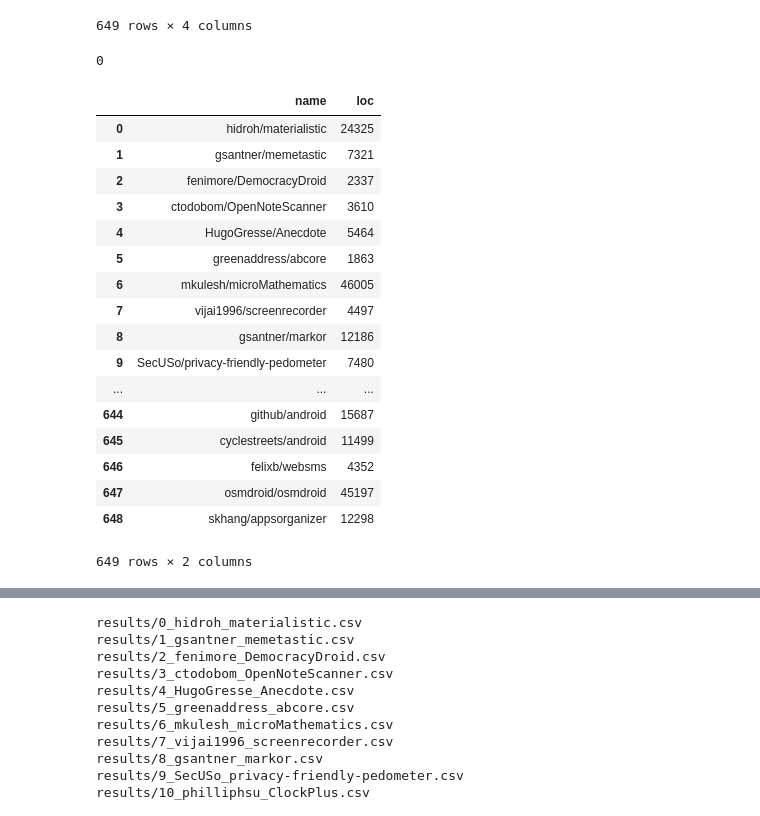
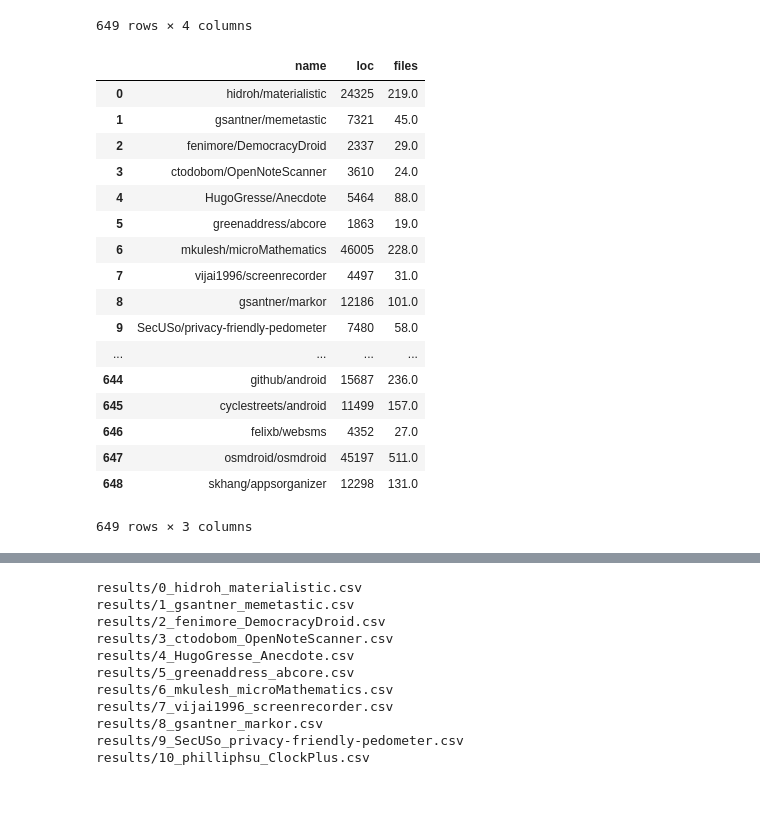
Before and after one commit to cmFodWx5YWRhdjEyMTA5/smell-and-machine-learning, a Jupyter notebook: descriptive_statistics.ipynb, the cells around one changed output, grey strips where cells are left out. Saved outputs shown, nothing was run; the diff lists cells and outputs as text; code cells hidden in the pictures.

```diff
--- a/descriptive_statistics.ipynb
+++ b/descriptive_statistics.ipynb
@@ -96,15 +96,15 @@ for repository in dfDownload.link:
 
     if not (os.path.exists(path_result_loc)):
         isSet = True
-        data_loc.append({'name' : rep_name, 'loc': 0})
+        data_loc.append({'name' : rep_name, 'loc': 0,'cfiles': 0})
     else:
         loc_data = pd.read_csv(path_result_loc)
         for index, row in loc_data.iterrows():
             if row['language'] == 'Java':
                 isSet = True
-                data_loc.append({'name' : rep_name, 'loc': row['code']})
+                data_loc.append({'name' : rep_name, 'loc': row['code'], 'files': row['files']})
     if not isSet:
-        data_loc.append({'name' : rep_name, 'loc': 0})
+        data_loc.append({'name' : rep_name, 'loc': 0, 'files': row['files']})
 
 
 #         print('not exist')
@@ -112,30 +112,28 @@ for repository in dfDownload.link:
 #             spamwriter = csv.writer(csvfile, delimiter=',', quoting=csv.QUOTE_MINIMAL)
 #             spamwriter.writerow(['files','language','blank','comment','code'])
 #             spamwriter.writerows([0,'Java',0,0,0])
-# %% [output]
-0
 # %%
-dfLoc = pd.DataFrame(data_loc,index=None,columns = ['name','loc'])
+dfLoc = pd.DataFrame(data_loc,index=None,columns = ['name','loc','files'])
 dfLoc
 # %% [output]
-|  | name | loc |
-| 0 | hidroh/materialistic | 24325 |
-| 1 | gsantner/memetastic | 7321 |
-| 2 | fenimore/DemocracyDroid | 2337 |
-| 3 | ctodobom/OpenNoteScanner | 3610 |
-| 4 | HugoGresse/Anecdote | 5464 |
-| 5 | greenaddress/abcore | 1863 |
-| 6 | mkulesh/microMathematics | 46005 |
-| 7 | vijai1996/screenrecorder | 4497 |
-| 8 | gsantner/markor | 12186 |
-| 9 | SecUSo/privacy-friendly-pedometer | 7480 |
-| ... | ... | ... |
-| 644 | github/android | 15687 |
-| 645 | cyclestreets/android | 11499 |
-| 646 | felixb/websms | 4352 |
-| 647 | osmdroid/osmdroid | 45197 |
-| 648 | skhang/appsorganizer | 12298 |
+|  | name | loc | files |
+| 0 | hidroh/materialistic | 24325 | 219.0 |
+| 1 | gsantner/memetastic | 7321 | 45.0 |
+| 2 | fenimore/DemocracyDroid | 2337 | 29.0 |
+| 3 | ctodobom/OpenNoteScanner | 3610 | 24.0 |
+| 4 | HugoGresse/Anecdote | 5464 | 88.0 |
+| 5 | greenaddress/abcore | 1863 | 19.0 |
+| 6 | mkulesh/microMathematics | 46005 | 228.0 |
+| 7 | vijai1996/screenrecorder | 4497 | 31.0 |
+| 8 | gsantner/markor | 12186 | 101.0 |
+| 9 | SecUSo/privacy-friendly-pedometer | 7480 | 58.0 |
+| ... | ... | ... | ... |
+| 644 | github/android | 15687 | 236.0 |
+| 645 | cyclestreets/android | 11499 | 157.0 |
+| 646 | felixb/websms | 4352 | 27.0 |
+| 647 | osmdroid/osmdroid | 45197 | 511.0 |
+| 648 | skhang/appsorganizer | 12298 | 131.0 |
-649 rows × 2 columns
+649 rows × 3 columns
 # %%
 dfLoc.to_csv('data/loc_repositories_total.csv')
 # %%
```
Also changed, not shown: parts of 4 cells of this notebook, 3 other files.
